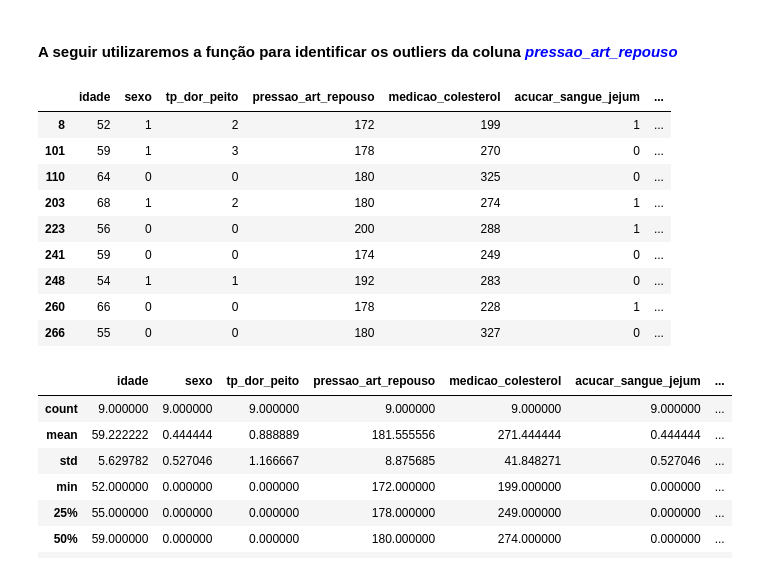
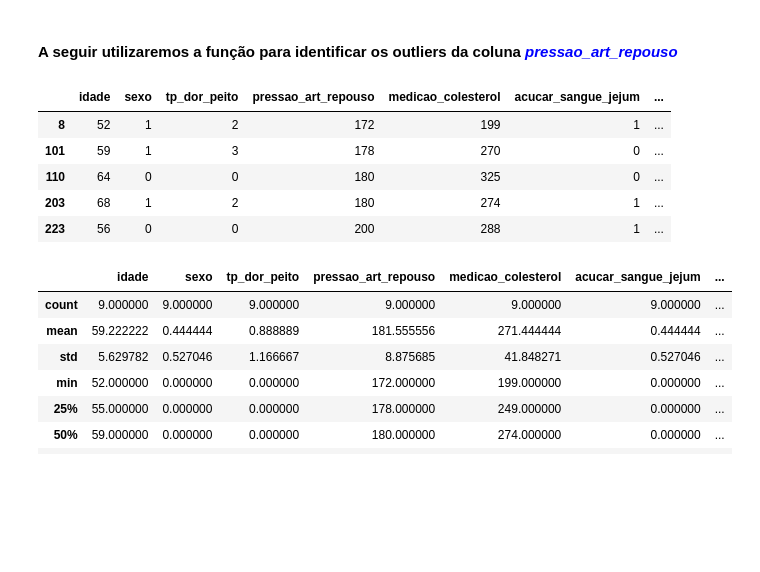
Before and after one commit to Joao-TheCosmosIsInfinite/Doenca_Cardiaca, a Jupyter notebook: nb_JoaoPaulo_Analise_Doenca_Cardiaca.ipynb, the cells around one changed output. Cells and saved outputs as stored; diff of their text form; code cells hidden in the pictures; blank space fills up the shorter version.

```diff
--- a/nb_JoaoPaulo_Analise_Doenca_Cardiaca.ipynb
+++ b/nb_JoaoPaulo_Analise_Doenca_Cardiaca.ipynb
@@ -276,18 +314,14 @@ def fn_catching_outliers(p_df_dataframe, p_column):
 <h4>A seguir utilizaremos a função para identificar os outliers da coluna <font color = 'blue'><i>pressao_art_repouso</i></font></h4>
 # %%
 df_out = fn_catching_outliers(df_heart_disease, 'pressao_art_repouso')
-df_out
+df_out.head(5)
 # %% [output]
 |  | idade | sexo | tp_dor_peito | pressao_art_repouso | medicao_colesterol | acucar_sangue_jejum | ... |
 | 8 | 52 | 1 | 2 | 172 | 199 | 1 | ... |
 | 101 | 59 | 1 | 3 | 178 | 270 | 0 | ... |
 | 110 | 64 | 0 | 0 | 180 | 325 | 0 | ... |
 | 203 | 68 | 1 | 2 | 180 | 274 | 1 | ... |
 | 223 | 56 | 0 | 0 | 200 | 288 | 1 | ... |
-| 241 | 59 | 0 | 0 | 174 | 249 | 0 | ... |
-| 248 | 54 | 1 | 1 | 192 | 283 | 0 | ... |
-| 260 | 66 | 0 | 0 | 178 | 228 | 1 | ... |
-| 266 | 55 | 0 | 0 | 180 | 327 | 0 | ... |
 # %%
 ## Verificar algumas estatisticas dos outliers
 df_out.describe()
```
Also changed, not shown: parts of 92 cells of this notebook, 9 other files.
